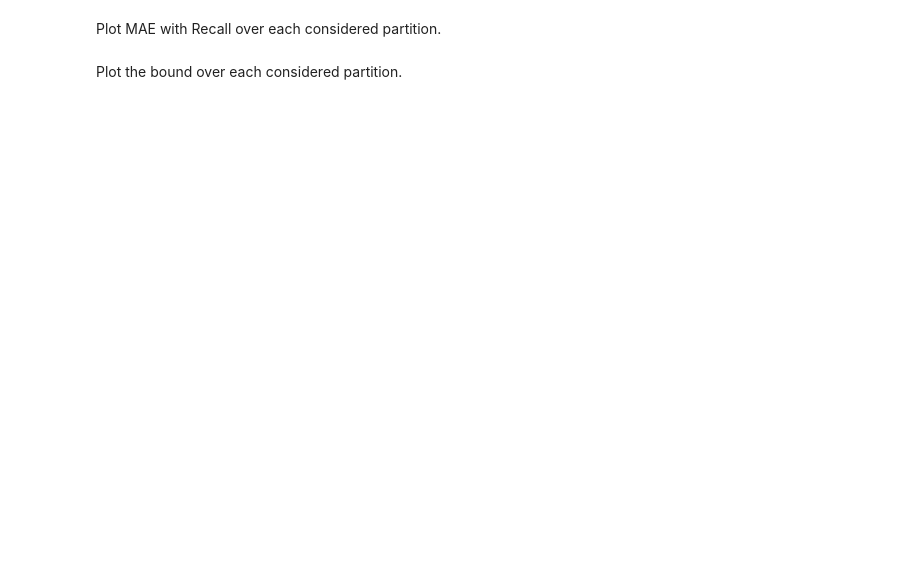
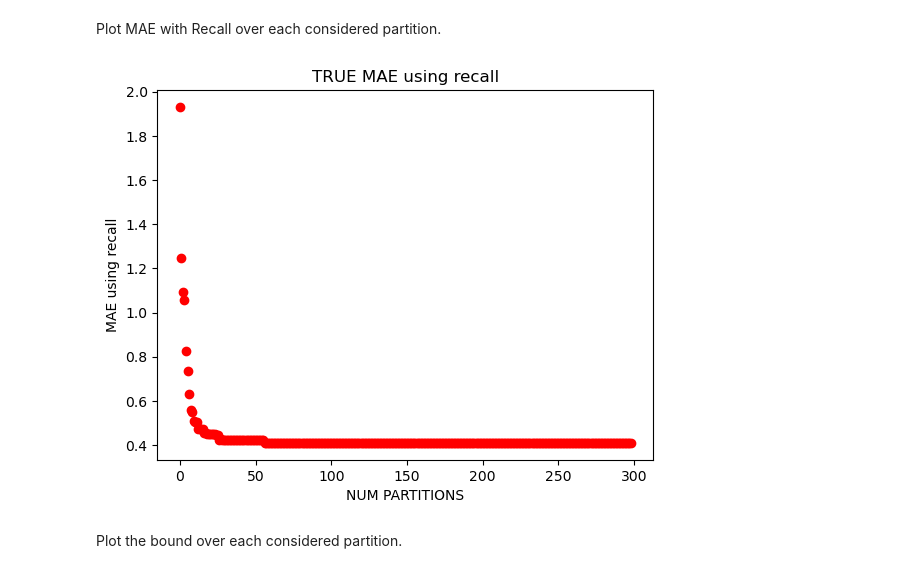
Before and after one commit to peetceenatoo/my-first-research-project, a Jupyter notebook: Implementation/Coat/Notebook-Full-Flow.ipynb, the cells around one changed output. Drawn from its saved outputs; the diff is of its cells as text; code cells hidden in the pictures; blank space fills up the shorter version.

```diff
--- a/Implementation/Coat/Notebook-Full-Flow.ipynb
+++ b/Implementation/Coat/Notebook-Full-Flow.ipynb
@@ -554,15 +623,17 @@ Plot MAE with Recall over each considered partition.
 # %%
 # Get p values (only the ones which were considered)
 x = np.where(history_mae_recall != np.inf)
 # Get MAE values with recall
 y = history_mae_recall[history_mae_recall != np.inf]
 
 # Plot
-plt.title("MAE using recall")
+plt.title("TRUE MAE using recall")
 plt.xlabel("NUM PARTITIONS")
 plt.ylabel("MAE using recall")
 plt.scatter(x, y, color ="red")
 plt.show()
+# %% [output]
+[figure, added]
 # %% [markdown]
 Plot the bound over each considered partition.
 # %%
```
Also changed, not shown: parts of 13 cells of this notebook, 2 other files.
